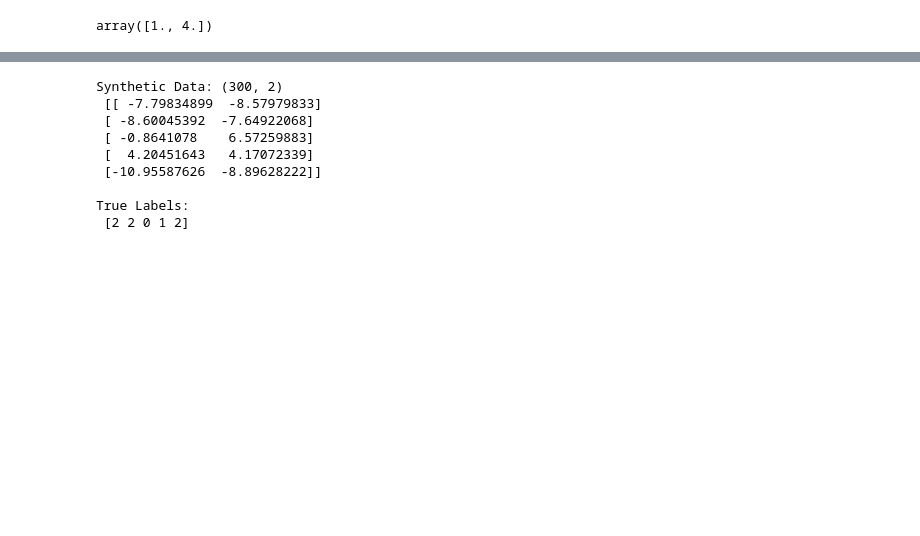
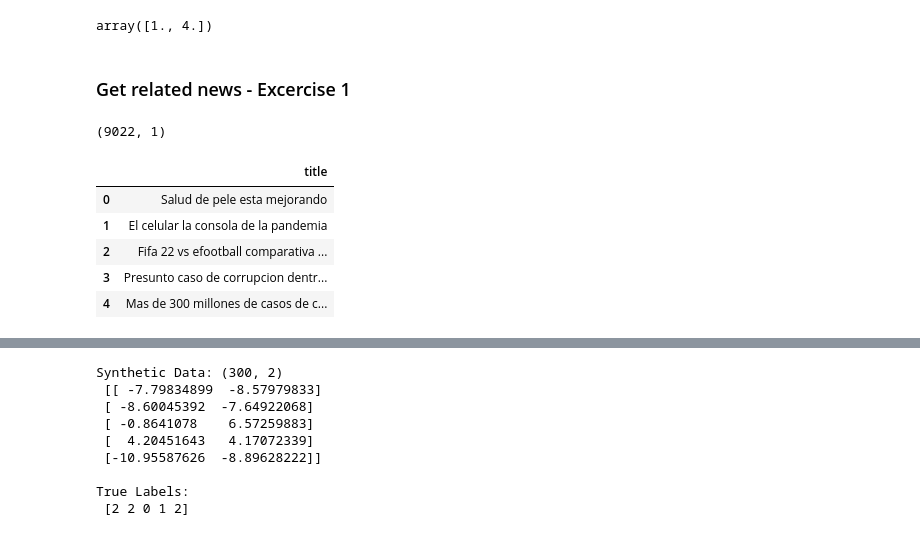
Before and after one commit to CamiloMWizeline/mlops-bootcamp, a Jupyter notebook: linear_algebra/linear_algebra_concepts.ipynb, the cells around one changed output, grey strips where cells are left out. Drawn from its saved outputs; the diff is of its cells as text; code cells hidden in the pictures; blank space fills up the shorter version.

```diff
--- a/linear_algebra/linear_algebra_concepts.ipynb
+++ b/linear_algebra/linear_algebra_concepts.ipynb
@@ -970,3 +1004,5 @@ x = A_inv.dot(B)
 x
 # %% [output]
 array([1., 4.])
+# %% [markdown]
+### Get related news - Excercise 1
@@ -972,0 +1044,12 @@ array([1., 4.])
+# %%
+articles = pd.read_csv('data/rcn_news_2022.csv')
+print(articles.shape)
+articles.head()
+# %% [output]
+(9022, 1)
+|  | title |
+| 0 | Salud de pele esta mejorando |
+| 1 | El celular la consola de la pandemia |
+| 2 | Fifa 22 vs efootball comparativa ... |
+| 3 | Presunto caso de corrupcion dentr... |
+| 4 | Mas de 300 millones de casos de c... |
```
Also changed, not shown: parts of 19 cells of this notebook, 3 other files.
